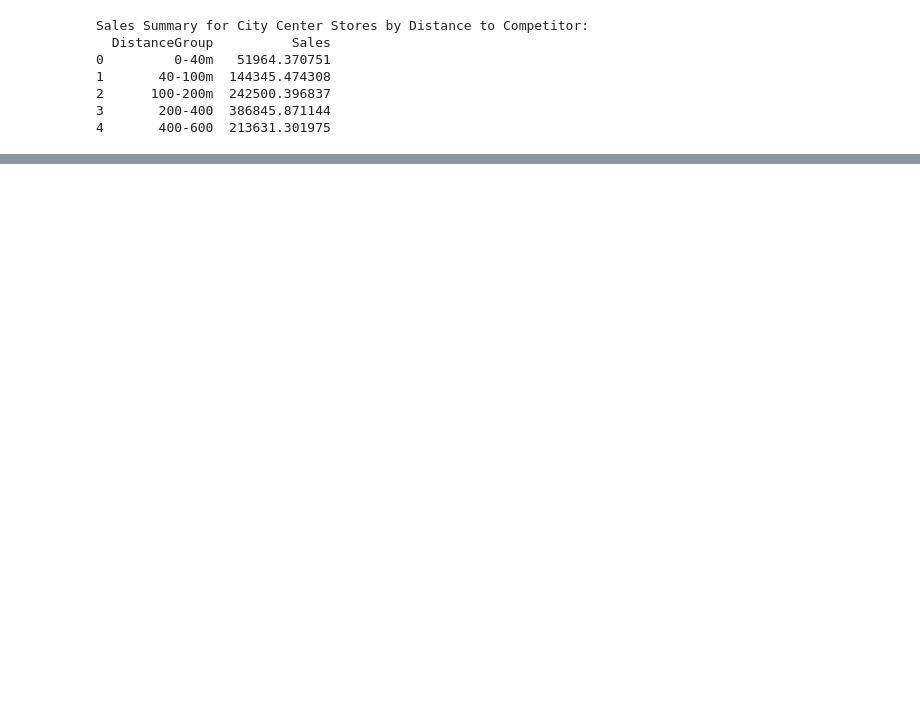
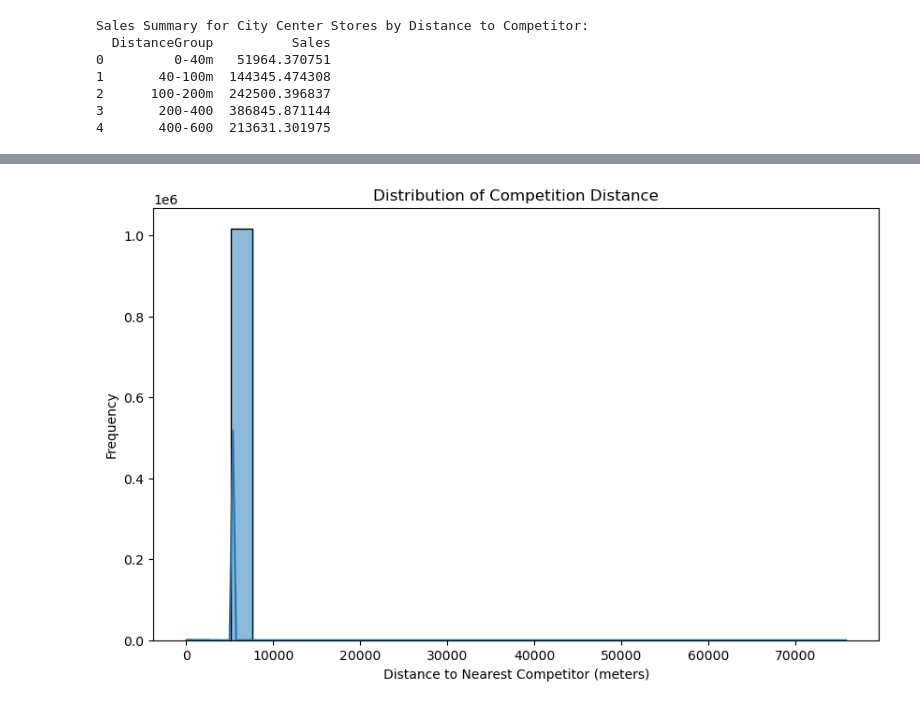
Before and after one commit to nadianesib4334/Rossman_phrmaceuticals, a Jupyter notebook: EDA.ipynb, the cells around one changed output, grey strips where cells are left out. Cells and saved outputs as stored; diff of their text form; code cells hidden in the pictures; blank space fills up the shorter version.

```diff
--- a/EDA.ipynb
+++ b/EDA.ipynb
@@ -1217,0 +1228,10 @@ Sales Summary for City Center Stores by Distance to Competitor:
+# %%
+# check the distribution of CompetitionDistance
+plt.figure(figsize=(10, 6))
+sns.histplot(merged_data['CompetitionDistance'].dropna(), bins=30, kde=True)
+plt.title('Distribution of Competition Distance')
+plt.xlabel('Distance to Nearest Competitor (meters)')
+plt.ylabel('Frequency')
+plt.show()
+# %% [output]
+[figure, added]
```
Also changed, not shown: parts of 4 cells of this notebook.
